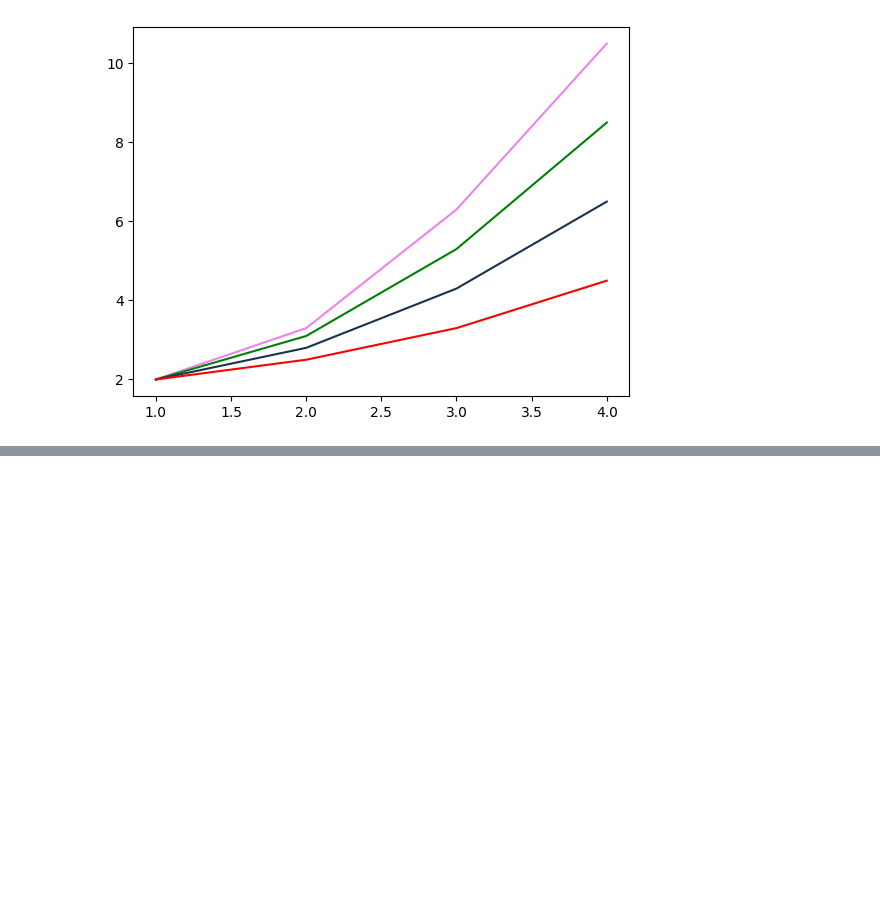
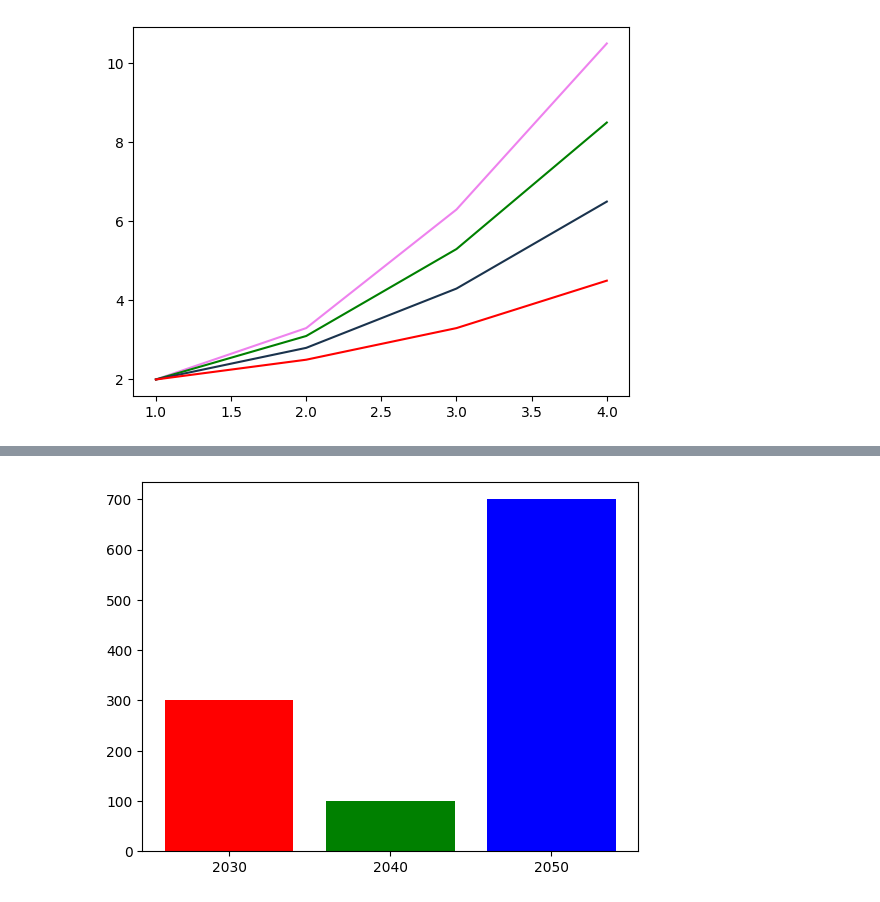
Before and after one commit to yj4976s-cpu/AI_26, a Jupyter notebook: 맷플롯립_공부.ipynb, the cells around one changed output, grey strips where cells are left out. Saved outputs shown, nothing was run; the diff lists cells and outputs as text; code cells hidden in the pictures; blank space fills up the shorter version.

```diff
--- a/맷플롯립_공부.ipynb
+++ b/맷플롯립_공부.ipynb
@@ -173,0 +207,13 @@ plt.show()
+# %%
+import matplotlib.pyplot as plt
+
+x = [1, 2, 3]
+years = ['2030', '2040', '2050'] # years는 x축에 표시할 연도
+values = [300, 100, 700] # values는 y축에 표시할 값
+# 막대 그래프 생성, 색상 설정은 color 매개 변수로
+plt.bar(x, values, color = ['r', 'g', 'b'])
+# x축 눈금에 '2030', '2040', '2050'를 표시
+plt.xticks(x, years)
+plt.show()
+# %% [output]
+[figure, added]
```
Also changed, not shown: parts of 25 cells of this notebook.
